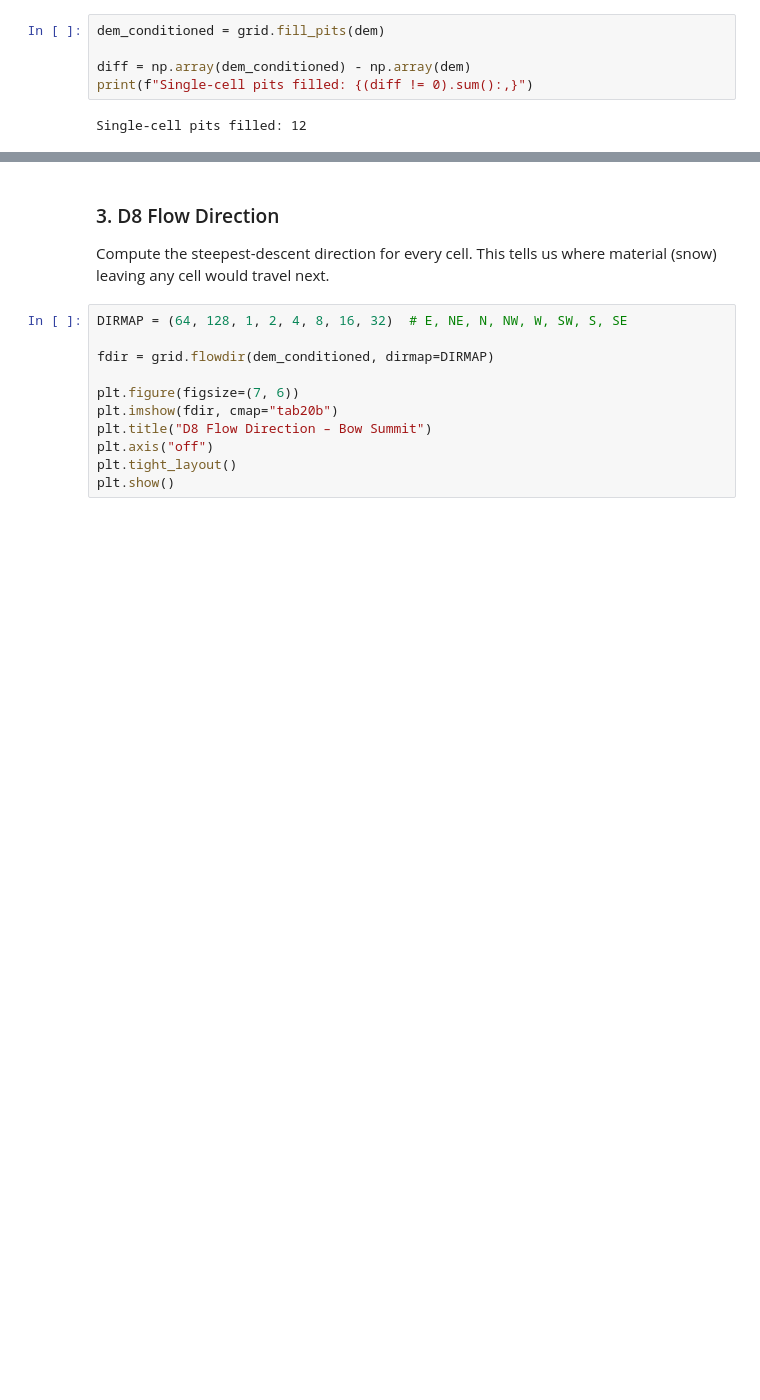
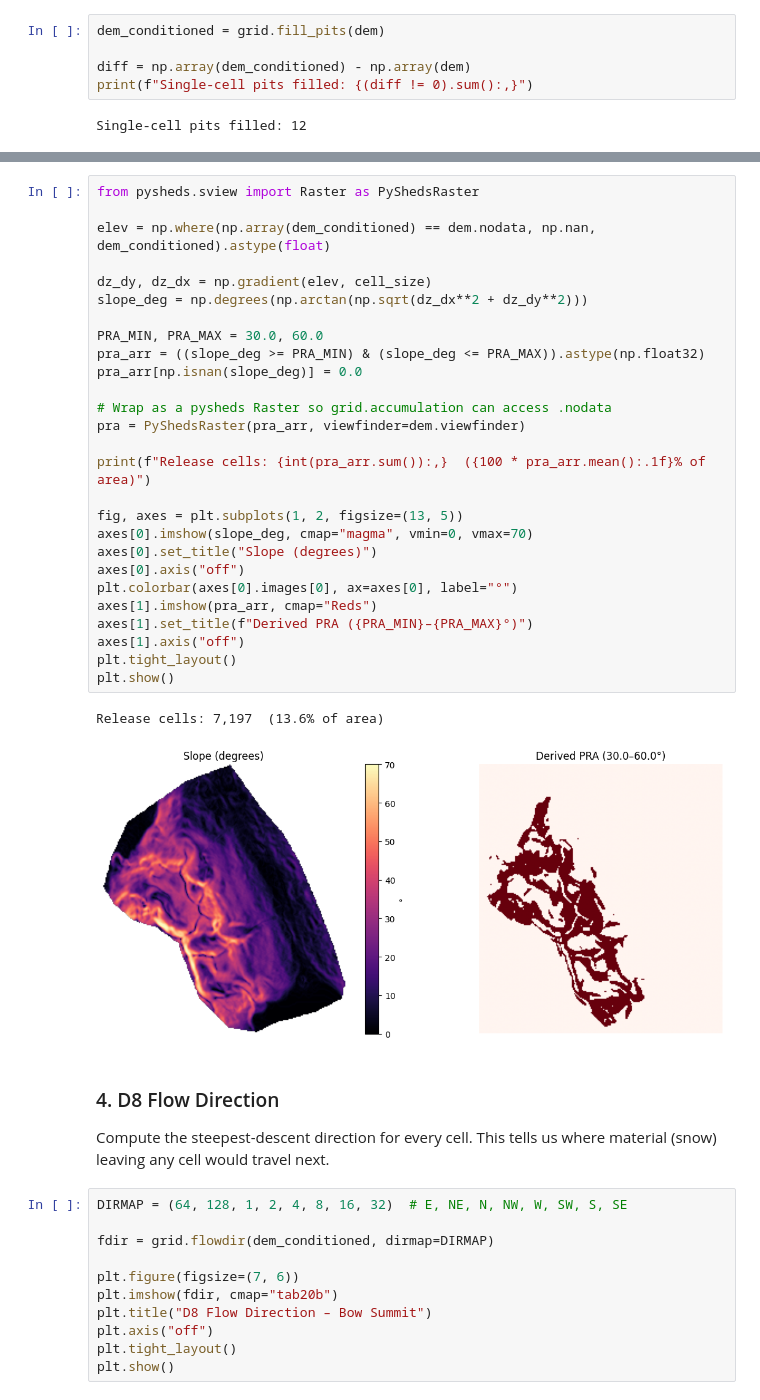
Before and after one commit to jacKlinc/ice-autoATES, a Jupyter notebook: notebooks/d8-flow.ipynb, the cells around one changed output, grey strips where cells are left out. Cells and saved outputs as stored; diff of their text form; blank space fills up the shorter version.

```diff
--- a/notebooks/d8-flow.ipynb
+++ b/notebooks/d8-flow.ipynb
@@ -128,5 +124,35 @@ Single-cell pits filled: 12
+# %%
+from pysheds.sview import Raster as PyShedsRaster
+
+elev = np.where(np.array(dem_conditioned) == dem.nodata, np.nan, dem_conditioned).astype(float)
+
+dz_dy, dz_dx = np.gradient(elev, cell_size)
+slope_deg = np.degrees(np.arctan(np.sqrt(dz_dx**2 + dz_dy**2)))
+
+PRA_MIN, PRA_MAX = 30.0, 60.0
+pra_arr = ((slope_deg >= PRA_MIN) & (slope_deg <= PRA_MAX)).astype(np.float32)
+pra_arr[np.isnan(slope_deg)] = 0.0
+
+# Wrap as a pysheds Raster so grid.accumulation can access .nodata
+pra = PyShedsRaster(pra_arr, viewfinder=dem.viewfinder)
+
+print(f"Release cells: {int(pra_arr.sum()):,}  ({100 * pra_arr.mean():.1f}% of area)")
+
+fig, axes = plt.subplots(1, 2, figsize=(13, 5))
+axes[0].imshow(slope_deg, cmap="magma", vmin=0, vmax=70)
+axes[0].set_title("Slope (degrees)")
+axes[0].axis("off")
+plt.colorbar(axes[0].images[0], ax=axes[0], label="°")
+axes[1].imshow(pra_arr, cmap="Reds")
+axes[1].set_title(f"Derived PRA ({PRA_MIN}–{PRA_MAX}°)")
+axes[1].axis("off")
+plt.tight_layout()
+plt.show()
+# %% [output]
+Release cells: 7,197  (13.6% of area)
+[figure, added]
 # %% [markdown]
-### 3. D8 Flow Direction
+### 4. D8 Flow Direction
 
 Compute the steepest-descent direction for every cell. This tells us where material (snow) leaving any cell would travel next.
 # %%
```
Also changed, not shown: parts of 8 cells of this notebook.
